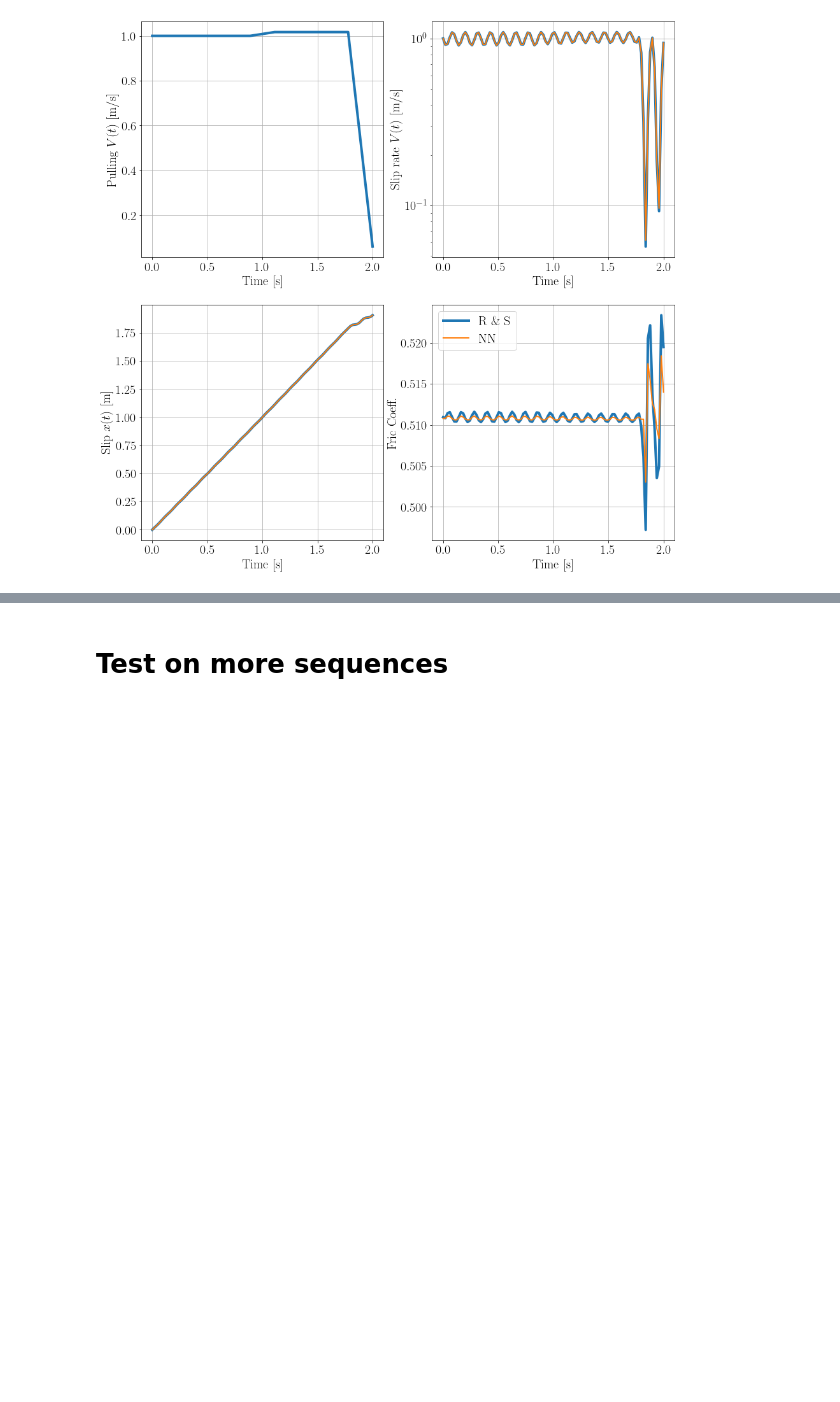
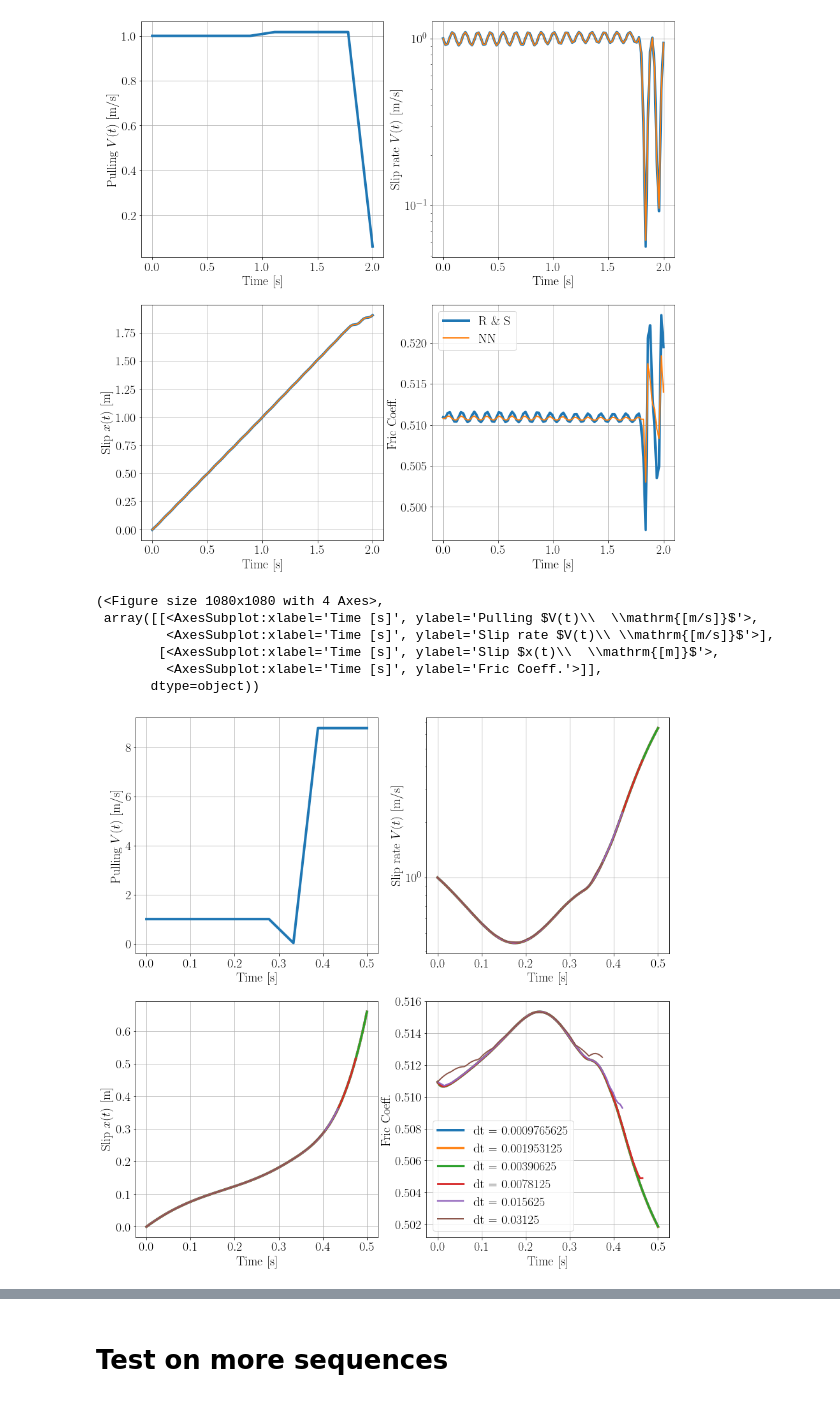
Before and after one commit to Shengduo/RateAndStateWithPotential, a Jupyter notebook: SpringSliderTrial.ipynb, the cells around one changed output, grey strips where cells are left out. Saved outputs shown, nothing was run; the diff lists cells and outputs as text; code cells hidden in the pictures; blank space fills up the shorter version.

```diff
--- a/SpringSliderTrial.ipynb
+++ b/SpringSliderTrial.ipynb
@@ -164,3 +169,19 @@ plotGenVXFric(myVT.VT[0, :], myVT.VT[1, :], myTimeSeq.t,
          <AxesSubplot:xlabel='Time [s]', ylabel='Fric Coeff.'>]],
        dtype=object))
 [figure]
+# %%
+# Visualize results of rk solver on different step sizes
+res = torch.load("./data/RSvsNNSpringSliderAcc0514/res_RS_1.pth")
+plotGenVXFric(res['VT'].VT[0, :], res['VT'].VT[1, :], res['t'],
+              res['Vs'],
+              res['xs'],
+              res['Frics'],
+              ["dt = {0}".format(leg) for leg in res['step_sizes']])
+# %% [output]
+(<Figure size 1080x1080 with 4 Axes>,
+ array([[<AxesSubplot:xlabel='Time [s]', ylabel='Pulling $V(t)\\  \\mathrm{[m/s]}$'>,
+         <AxesSubplot:xlabel='Time [s]', ylabel='Slip rate $V(t)\\ \\mathrm{[m/s]}$'>],
+        [<AxesSubplot:xlabel='Time [s]', ylabel='Slip $x(t)\\  \\mathrm{[m]}$'>,
+         <AxesSubplot:xlabel='Time [s]', ylabel='Fric Coeff.'>]],
+       dtype=object))
+[figure, added]
```
Also changed, not shown: parts of 9 cells of this notebook, 5 other files.
